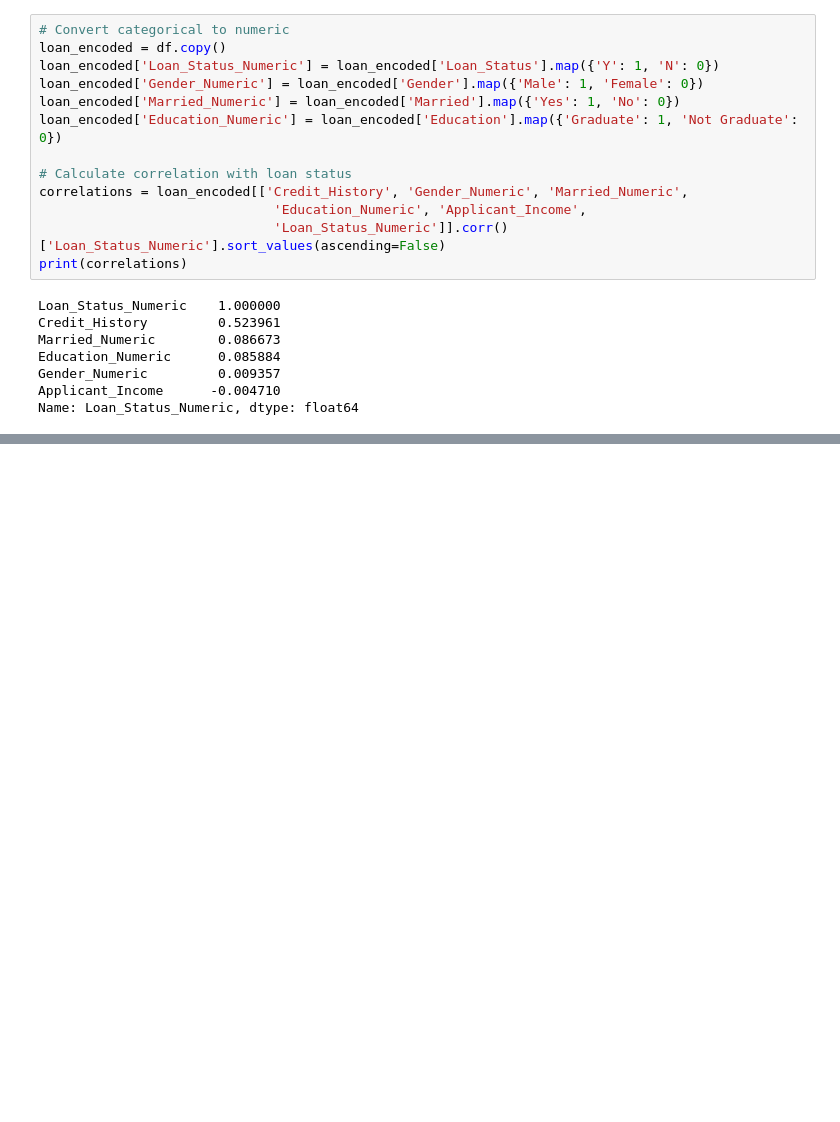
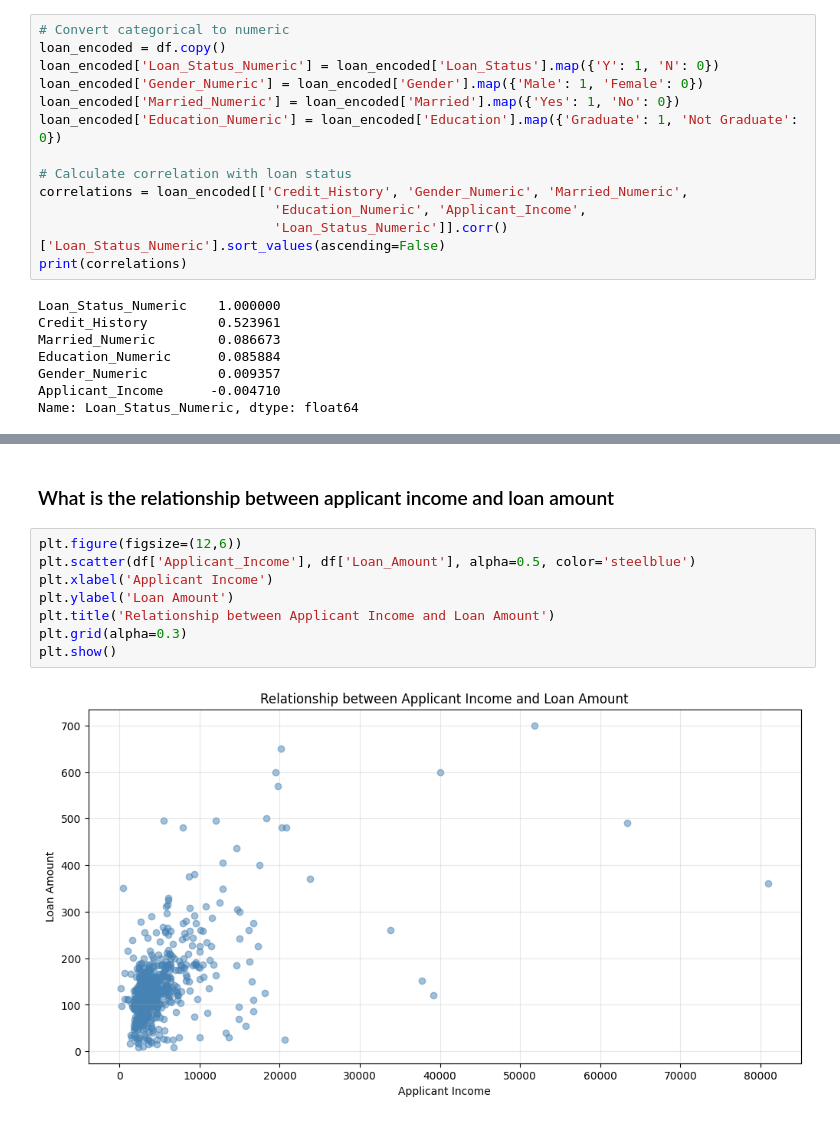
Before and after one commit to Kalebb12/30-days-of-datasets, a Jupyter notebook: Day 22/notebook.ipynb, the cells around one changed output, grey strips where cells are left out. Cells and saved outputs as stored; diff of their text form; blank space fills up the shorter version.

```diff
--- a/Day 22/notebook.ipynb
+++ b/Day 22/notebook.ipynb
@@ -138,0 +179,12 @@ credit history is positively correlated with loan status
+# %% [markdown]
+### What is the relationship between applicant income and loan amount
+# %%
+plt.figure(figsize=(12,6))
+plt.scatter(df['Applicant_Income'], df['Loan_Amount'], alpha=0.5, color='steelblue')
+plt.xlabel('Applicant Income')
+plt.ylabel('Loan Amount')
+plt.title('Relationship between Applicant Income and Loan Amount')
+plt.grid(alpha=0.3)
+plt.show()
+# %% [output]
+[figure, added]
```
Also changed, not shown: parts of 20 cells of this notebook, 3 other files.
